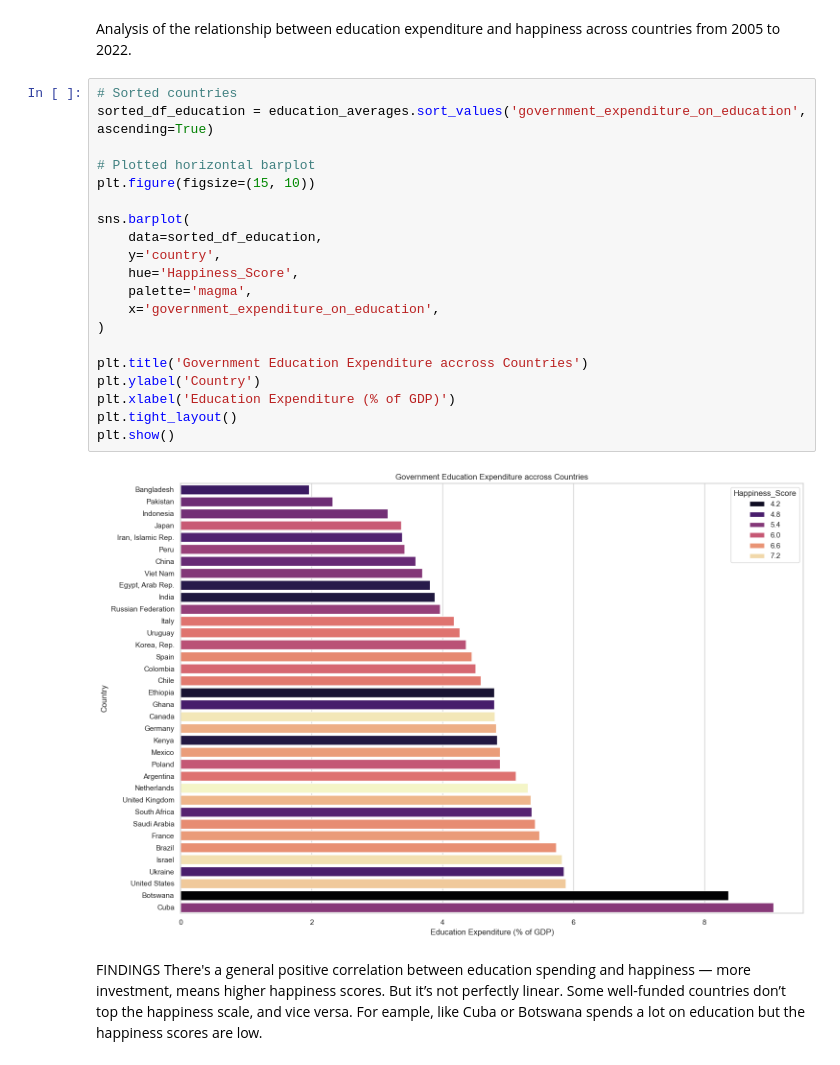
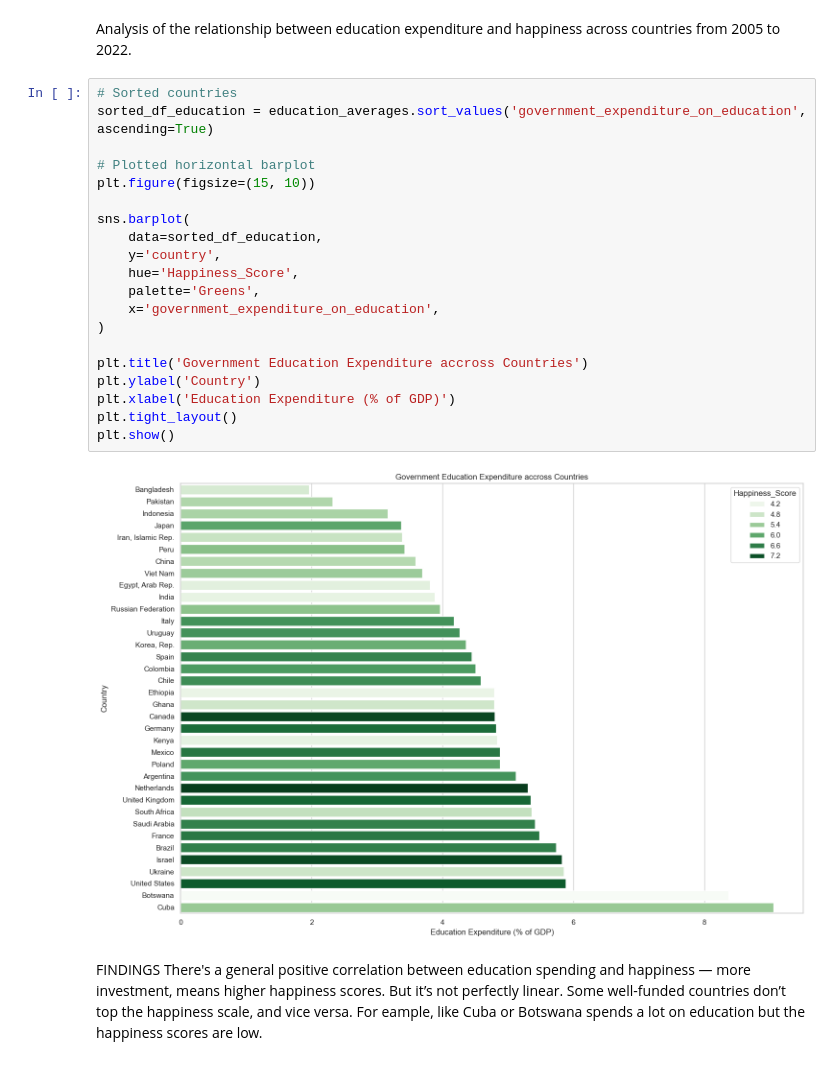
Before and after one commit to oliv-1990/HAPPY, a Jupyter notebook: happy_analysis.ipynb, the cells around one changed output. Cells and saved outputs as stored; diff of their text form.

```diff
--- a/happy_analysis.ipynb
+++ b/happy_analysis.ipynb
@@ -1178,25 +1178,25 @@ Analysis of the relationship between education expenditure and happiness across
 # %%
 # Sorted countries
 sorted_df_education = education_averages.sort_values('government_expenditure_on_education', ascending=True)
 
 # Plotted horizontal barplot
 plt.figure(figsize=(15, 10))
 
 sns.barplot(
     data=sorted_df_education,
     y='country',
     hue='Happiness_Score',
-    palette='magma',
+    palette='Greens',
     x='government_expenditure_on_education',
 )
 
 plt.title('Government Education Expenditure accross Countries')
 plt.ylabel('Country')
 plt.xlabel('Education Expenditure (% of GDP)')
 plt.tight_layout()
 plt.show()
 # %% [output]
-[figure, old version]
+[figure, new version]
 # %% [markdown]
 FINDINGS
 There's a general positive correlation between education spending and happiness — more investment, means higher happiness scores.
```
Also changed, not shown: parts of 4 cells of this notebook.
